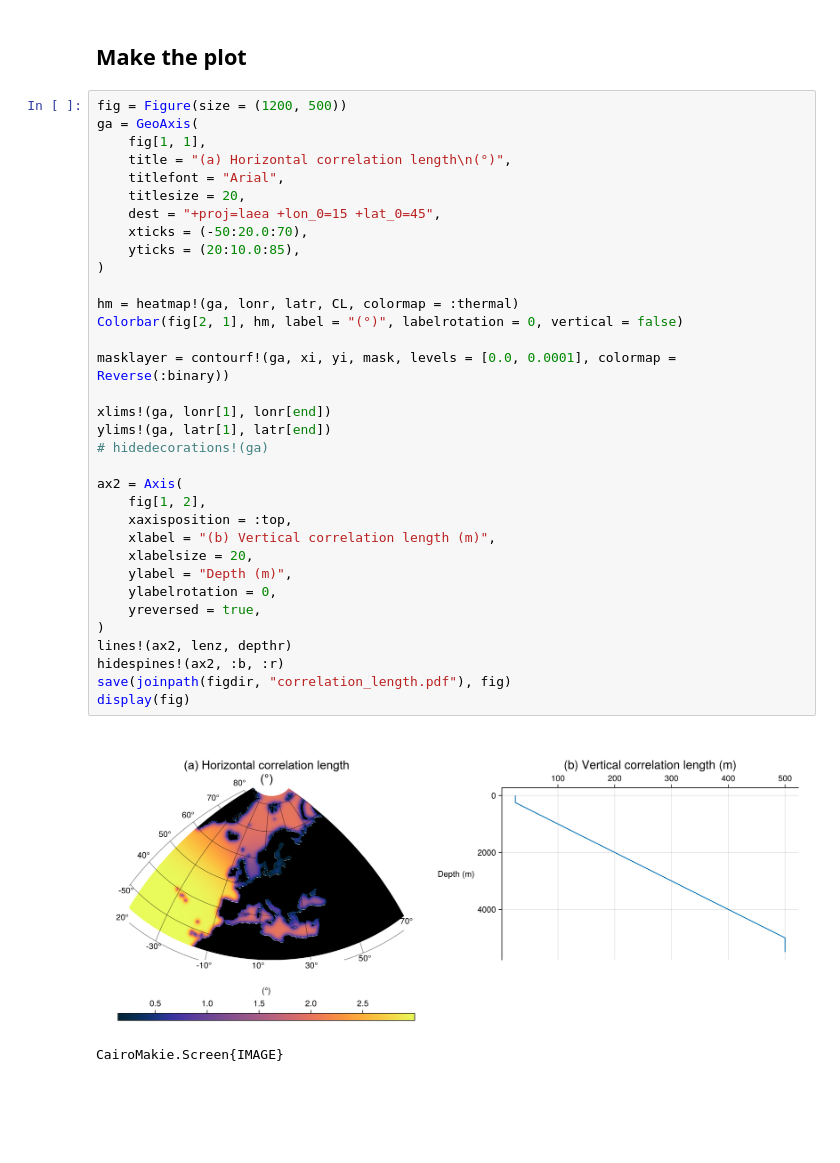
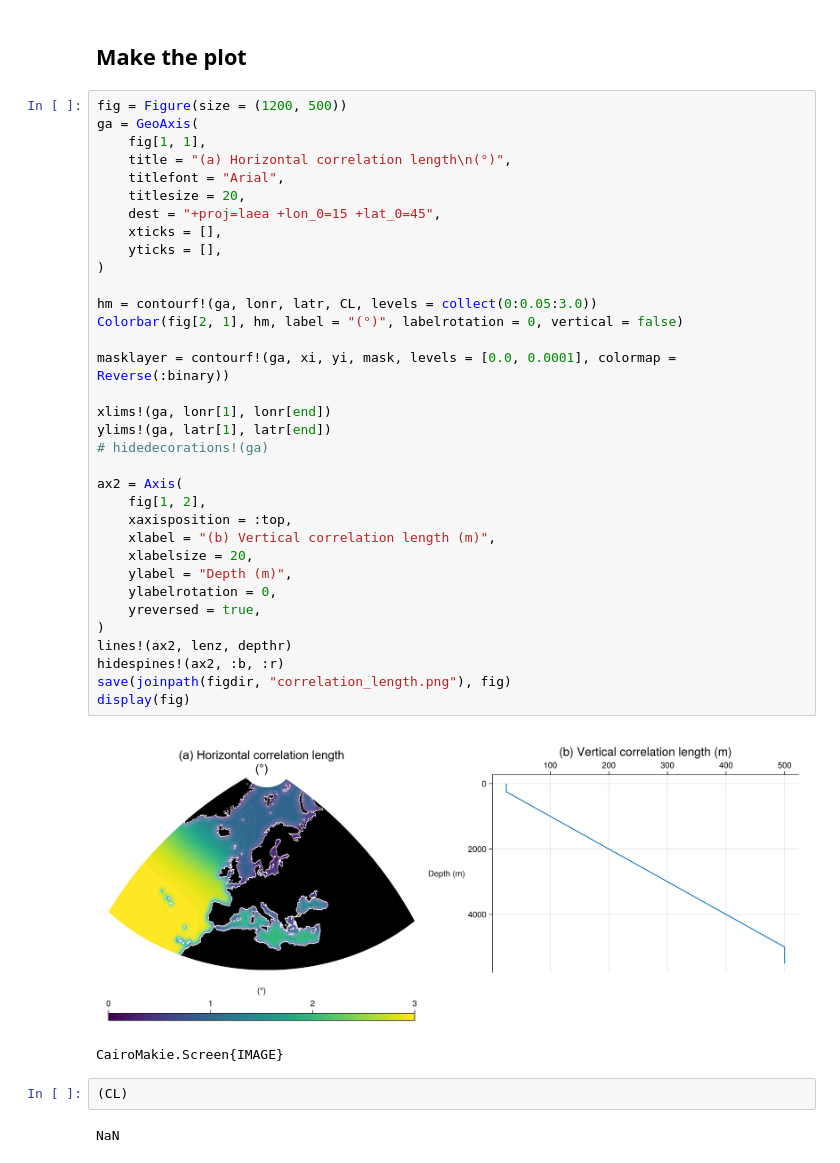
Before and after one commit to gher-uliege/EMODnet-Chemistry-GriddedMaps, a Jupyter notebook: src/plot_correlation_length.ipynb, the cells around one changed output. Cells and saved outputs as stored; diff of their text form; blank space fills up the shorter version.

```diff
--- a/src/plot_correlation_length.ipynb
+++ b/src/plot_correlation_length.ipynb
@@ -48,36 +78,40 @@ lenz = min.(max.(25.0, depthr ./ 10), 500.0);
 fig = Figure(size = (1200, 500))
 ga = GeoAxis(
     fig[1, 1],
     title = "(a) Horizontal correlation length\n(°)",
     titlefont = "Arial",
     titlesize = 20,
     dest = "+proj=laea +lon_0=15 +lat_0=45",
-    xticks = (-50:20.0:70),
-    yticks = (20:10.0:85),
+    xticks = [],
+    yticks = [],
 )
 
-hm = heatmap!(ga, lonr, latr, CL, colormap = :thermal)
+hm = contourf!(ga, lonr, latr, CL, levels = collect(0:0.05:3.0))
 Colorbar(fig[2, 1], hm, label = "(°)", labelrotation = 0, vertical = false)
 
 masklayer = contourf!(ga, xi, yi, mask, levels = [0.0, 0.0001], colormap = Reverse(:binary))
 
 xlims!(ga, lonr[1], lonr[end])
 ylims!(ga, latr[1], latr[end])
 # hidedecorations!(ga)
 
 ax2 = Axis(
     fig[1, 2],
     xaxisposition = :top,
     xlabel = "(b) Vertical correlation length (m)",
     xlabelsize = 20,
     ylabel = "Depth (m)",
     ylabelrotation = 0,
     yreversed = true,
 )
 lines!(ax2, lenz, depthr)
 hidespines!(ax2, :b, :r)
-save(joinpath(figdir, "correlation_length.pdf"), fig)
+save(joinpath(figdir, "correlation_length.png"), fig)
 display(fig)
 # %% [output]
-[figure, old version]
+[figure, new version]
 CairoMakie.Screen{IMAGE}
+# %%
+(CL)
+# %% [output]
+NaN
```
Also changed, not shown: parts of 3 cells of this notebook, 4 other files.
